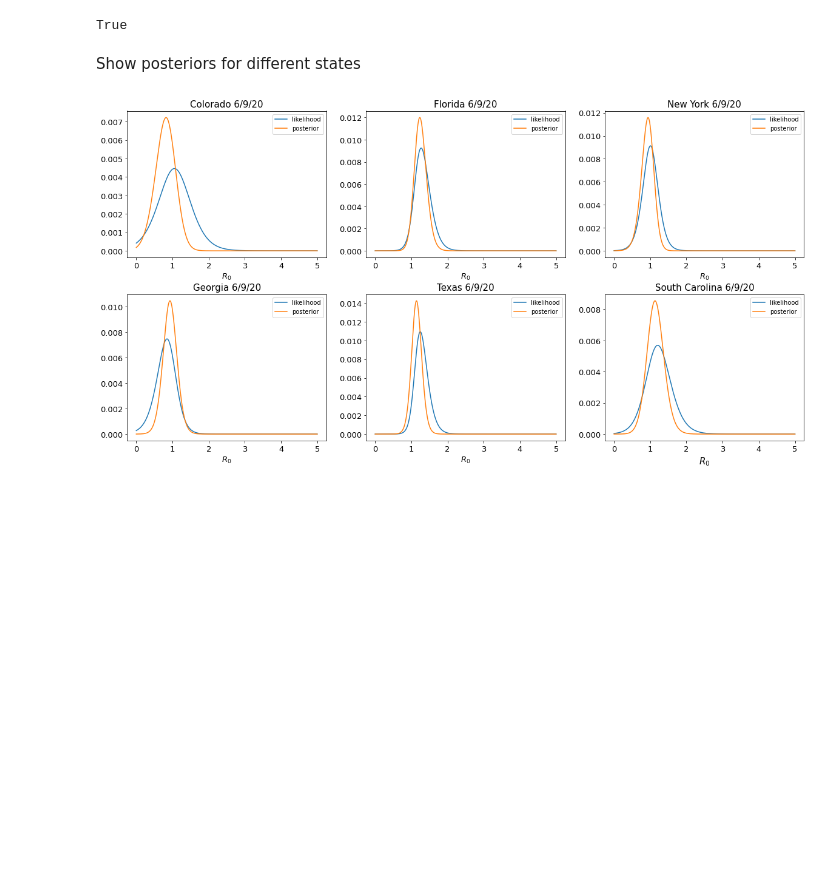
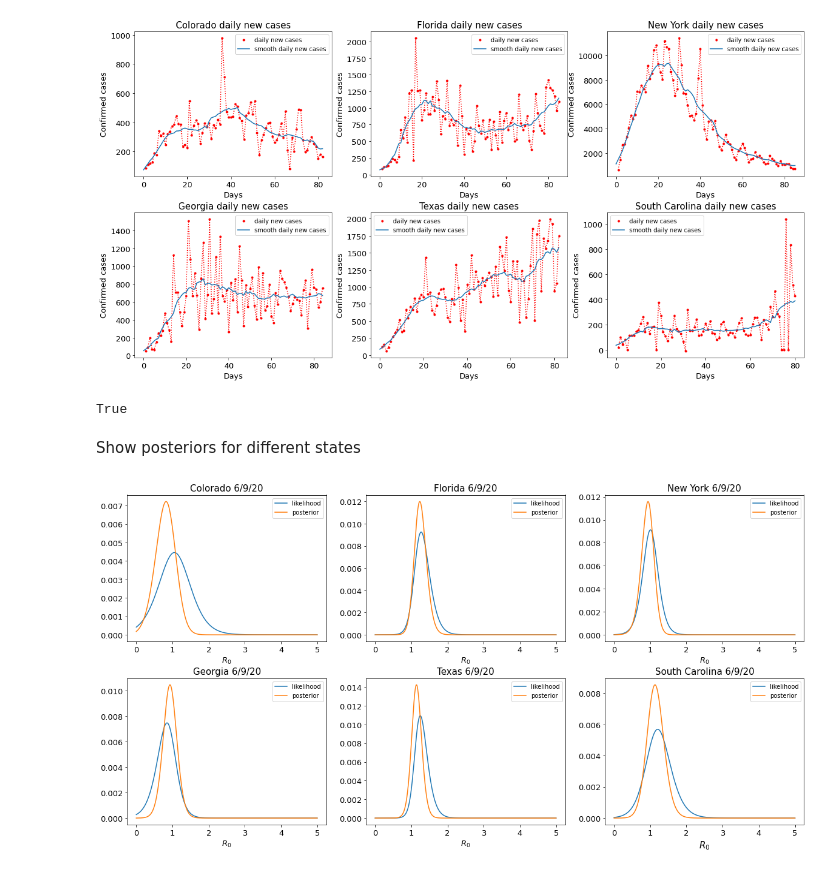
Before and after one commit to neerajkulk/corona, a Jupyter notebook: plotting.ipynb, the cells around one changed output. Saved outputs shown, nothing was run; the diff lists cells and outputs as text; code cells hidden in the pictures; blank space fills up the shorter version.

```diff
--- a/plotting.ipynb
+++ b/plotting.ipynb
@@ -116,3 +111,85 @@ plt.show()
+# %%
+states_to_plot = ['Colorado','Florida','New York','Georgia','Texas','South Carolina']
+
+figure = plt.figure(figsize=(20,10))
+plt.subplots_adjust(hspace=0.25)
+
+plt.subplot(231)
+i = 0
+state = smooth_data(states_to_plot[i],window=smoothing_window) # smoothened data with mean filter of 7 day
+raw = raw_data(states_to_plot[i])[smoothing_window:] # raw daily case and death counts
+plt.plot(np.arange(len(raw)),raw.confirmed.diff(), 'ro',markersize = 3,label = 'daily new cases')
+plt.plot(np.arange(len(raw)),raw.confirmed.diff(), 'r:')
+plt.plot(np.arange(len(state)),state.confirmed,label = 'smooth daily new cases')
+plt.xlabel('Days',fontsize = 13)
+plt.ylabel('Confirmed cases',fontsize = 13)
+plt.legend()
+plt.title(states_to_plot[i] +' daily new cases',fontsize=15)
+
+plt.subplot(232)
+i = 1
+state = smooth_data(states_to_plot[i],window=smoothing_window) # smoothened data with mean filter of 7 day
+raw = raw_data(states_to_plot[i])[smoothing_window:] # raw daily case and death counts
+plt.plot(np.arange(len(raw)),raw.confirmed.diff(), 'ro',markersize = 3,label = 'daily new cases')
+plt.plot(np.arange(len(raw)),raw.confirmed.diff(), 'r:')
+plt.plot(np.arange(len(state)),state.confirmed,label = 'smooth daily new cases')
+plt.xlabel('Days',fontsize = 13)
+plt.ylabel('Confirmed cases',fontsize = 13)
+plt.legend()
+plt.title(states_to_plot[i] +' daily new cases',fontsize=15)
+
+plt.subplot(233)
+i = 2
+state = smooth_data(states_to_plot[i],window=smoothing_window) # smoothened data with mean filter of 7 day
+raw = raw_data(states_to_plot[i])[smoothing_window:] # raw daily case and death counts
+plt.plot(np.arange(len(raw)),raw.confirmed.diff(), 'ro',markersize = 3,label = 'daily new cases')
+plt.plot(np.arange(len(raw)),raw.confirmed.diff(), 'r:')
+plt.plot(np.arange(len(state)),state.confirmed,label = 'smooth daily new cases')
+plt.xlabel('Days',fontsize = 13)
+plt.ylabel('Confirmed cases',fontsize = 13)
+plt.legend()
+plt.title(states_to_plot[i] +' daily new cases',fontsize=15)
+
+
+plt.subplot(234)
+i = 3
+state = smooth_data(states_to_plot[i],window=smoothing_window) # smoothened data with mean filter of 7 day
+raw = raw_data(states_to_plot[i])[smoothing_window:] # raw daily case and death counts
+plt.plot(np.arange(len(raw)),raw.confirmed.diff(), 'ro',markersize = 3,label = 'daily new cases')
+plt.plot(np.arange(len(raw)),raw.confirmed.diff(), 'r:')
+plt.plot(np.arange(len(state)),state.confirmed,label = 'smooth daily new cases')
+plt.xlabel('Days',fontsize = 13)
+plt.ylabel('Confirmed cases',fontsize = 13)
+plt.legend()
+plt.title(states_to_plot[i] +' daily new cases',fontsize=15)
+
+plt.subplot(235)
+i = 4
+state = smooth_data(states_to_plot[i],window=smoothing_window) # smoothened data with mean filter of 7 day
+raw = raw_data(states_to_plot[i])[smoothing_window:] # raw daily case and death counts
+plt.plot(np.arange(len(raw)),raw.confirmed.diff(), 'ro',markersize = 3,label = 'daily new cases')
+plt.plot(np.arange(len(raw)),raw.confirmed.diff(), 'r:')
+plt.plot(np.arange(len(state)),state.confirmed,label = 'smooth daily new cases')
+plt.xlabel('Days',fontsize = 13)
+plt.ylabel('Confirmed cases',fontsize = 13)
+plt.legend()
+plt.title(states_to_plot[i] +' daily new cases',fontsize=15)
+
+
+plt.subplot(236)
+i = 5
+state = smooth_data(states_to_plot[i],window=smoothing_window) # smoothened data with mean filter of 7 day
+raw = raw_data(states_to_plot[i])[smoothing_window:] # raw daily case and death counts
+plt.plot(np.arange(len(raw)),raw.confirmed.diff(), 'ro',markersize = 3,label = 'daily new cases')
+plt.plot(np.arange(len(raw)),raw.confirmed.diff(), 'r:')
+plt.plot(np.arange(len(state)),state.confirmed,label = 'smooth daily new cases')
+plt.xlabel('Days',fontsize = 13)
+plt.ylabel('Confirmed cases',fontsize = 13)
+plt.legend()
+plt.title(states_to_plot[i] +' daily new cases',fontsize=15)
+plt.savefig('images/daily_cases.pdf')
+# %% [output]
+[figure, added]
 # %%
 len(raw) == len(state)
 # %% [output]
```
Also changed, not shown: parts of 19 cells of this notebook.
